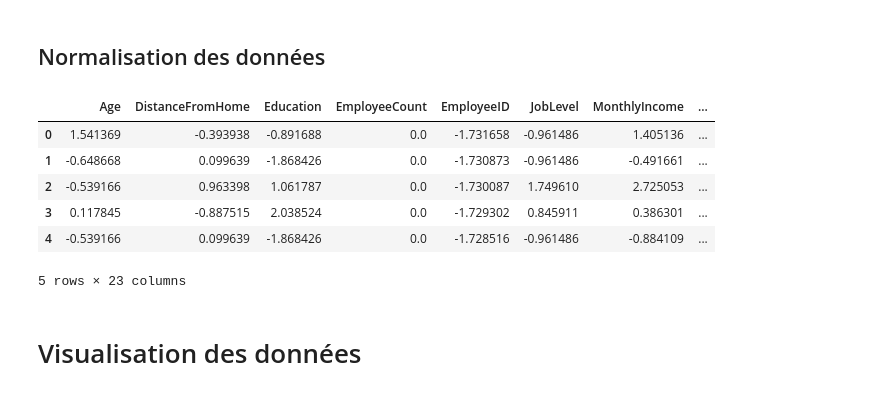
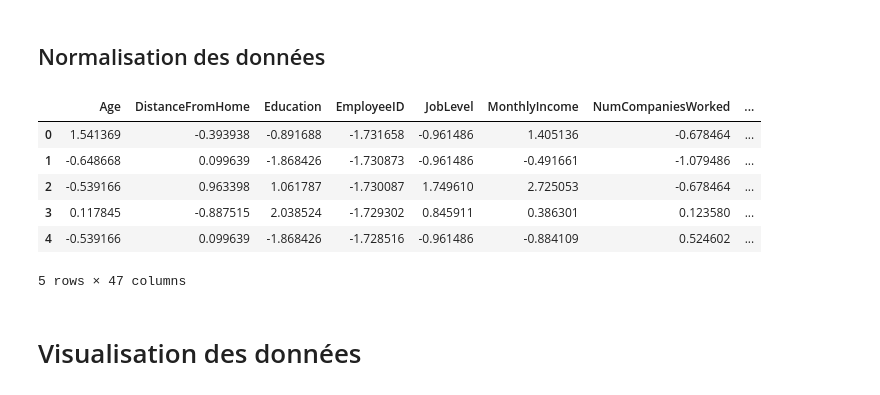
Before and after one commit to Rom168/Projet_AI_A5, a Jupyter notebook: data_treatment.ipynb, the cells around one changed output. Drawn from its saved outputs; the diff is of its cells as text; code cells hidden in the pictures.

```diff
--- a/data_treatment.ipynb
+++ b/data_treatment.ipynb
@@ -295,16 +295,20 @@ plt.show()
 
 # Impute missing values
 # For numerical columns, use median imputation
-numerical_columns = merged_data.select_dtypes(include=['float64', 'int64'])
+numerical_columns = X.select_dtypes(include=['float64', 'int64'])
 #merged_data[numerical_columns] = merged_data[numerical_columns].fillna(merged_data[numerical_columns].median())
 
 from sklearn.impute import SimpleImputer
 imputer = SimpleImputer(strategy="median")
 
 # Remplacement des valeurs manquantes en utilisant fit_transform()
-merged_data_num_imputed = pd.DataFrame(imputer.fit_transform(numerical_columns), columns=numerical_columns.columns)
+X_imputed = pd.DataFrame(imputer.fit_transform(numerical_columns), columns=numerical_columns.columns)
 
 # Mise à jour du DataFrame original
-merged_data[numerical_columns.columns] = merged_data_num_imputed
+X[numerical_columns.columns] = X_imputed
+
+# Visualize missing data
+msno.matrix(X)
+plt.show()
 # %% [output]
 [figure]
@@ -313,19 +318,19 @@ merged_data[numerical_columns.columns] = merged_data_num_imputed
 # %%
 # Normalisation des colonnes numériques
 scaler = StandardScaler()
 
-merged_data_num_scaled = pd.DataFrame(scaler.fit_transform(merged_data_num_imputed), columns=merged_data_num_imputed.columns)
+merged_data_num_scaled = pd.DataFrame(scaler.fit_transform(X_imputed), columns=X_imputed.columns)
 
 # Vérification de la normalisation
 merged_data_num_scaled.head()
 # %% [output]
-|  | Age | DistanceFromHome | Education | EmployeeCount | EmployeeID | JobLevel | MonthlyIncome | ... |
-| 0 | 1.541369 | -0.393938 | -0.891688 | 0.0 | -1.731658 | -0.961486 | 1.405136 | ... |
-| 1 | -0.648668 | 0.099639 | -1.868426 | 0.0 | -1.730873 | -0.961486 | -0.491661 | ... |
-| 2 | -0.539166 | 0.963398 | 1.061787 | 0.0 | -1.730087 | 1.749610 | 2.725053 | ... |
-| 3 | 0.117845 | -0.887515 | 2.038524 | 0.0 | -1.729302 | 0.845911 | 0.386301 | ... |
-| 4 | -0.539166 | 0.099639 | -1.868426 | 0.0 | -1.728516 | -0.961486 | -0.884109 | ... |
+|  | Age | DistanceFromHome | Education | EmployeeID | JobLevel | MonthlyIncome | NumCompaniesWorked | ... |
+| 0 | 1.541369 | -0.393938 | -0.891688 | -1.731658 | -0.961486 | 1.405136 | -0.678464 | ... |
+| 1 | -0.648668 | 0.099639 | -1.868426 | -1.730873 | -0.961486 | -0.491661 | -1.079486 | ... |
+| 2 | -0.539166 | 0.963398 | 1.061787 | -1.730087 | 1.749610 | 2.725053 | -0.678464 | ... |
+| 3 | 0.117845 | -0.887515 | 2.038524 | -1.729302 | 0.845911 | 0.386301 | 0.123580 | ... |
+| 4 | -0.539166 | 0.099639 | -1.868426 | -1.728516 | -0.961486 | -0.884109 | 0.524602 | ... |
-5 rows × 23 columns
+5 rows × 47 columns
 # %% [markdown]
 # Visualisation des données
 # %% [markdown]
```
Also changed, not shown: parts of 16 cells of this notebook.
